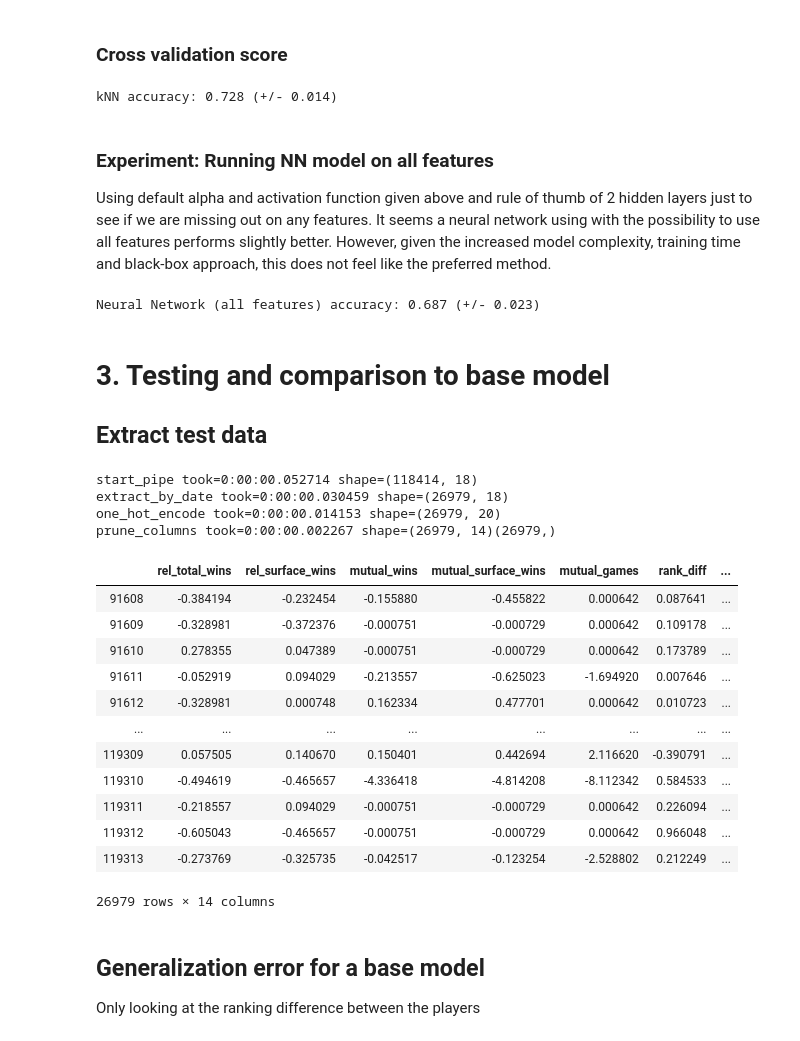
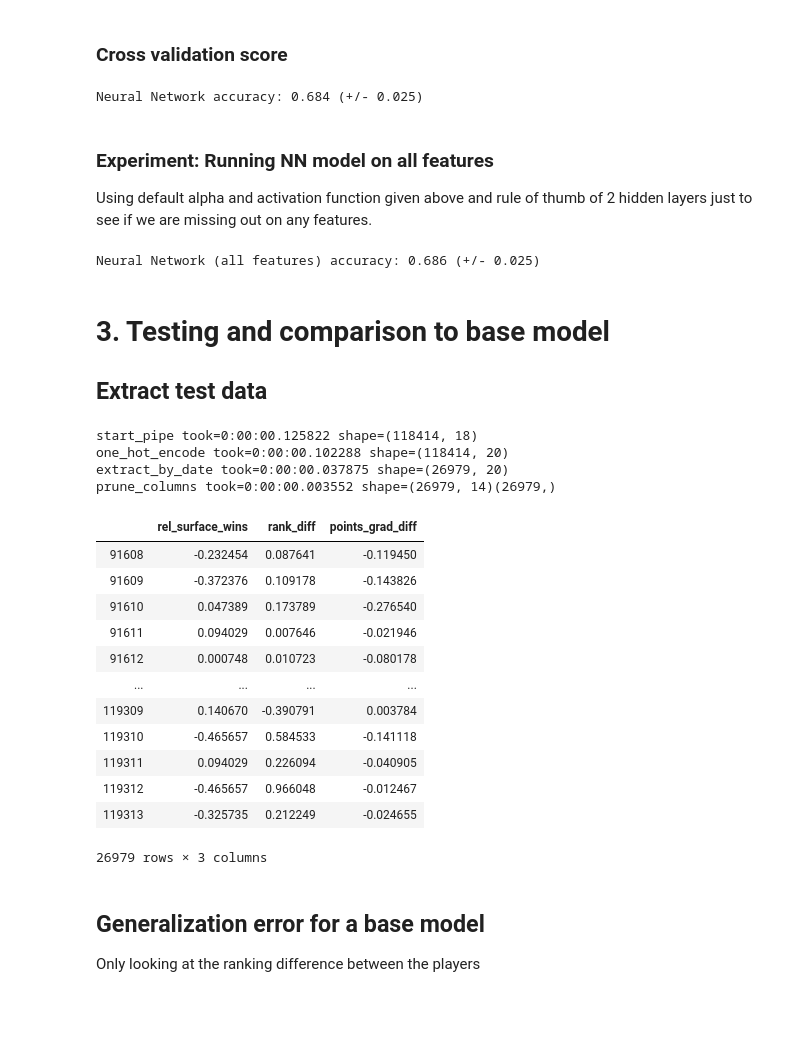
Before and after one commit to jost95/atp-tennis-predictions, a Jupyter notebook: eval_select_test.ipynb, the cells around one changed output. Saved outputs shown, nothing was run; the diff lists cells and outputs as text; code cells hidden in the pictures; blank space fills up the shorter version.

```diff
--- a/eval_select_test.ipynb
+++ b/eval_select_test.ipynb
@@ -74,7 +74,7 @@ def one_hot_encode(df):
     renames = {
         'home_advantage_-1.0': 'p2_home',
         'home_advantage_0.0': 'none_home',
-        'home_advantage_1.0': 'p1_home',
+        'home_advantage_1.0': 'p1_home'
     }
 
     return df.rename(columns=renames)
@@ -694,11 +683,11 @@ nn_model_final = MLPClassifier(hidden_layer_sizes=optimal_struct, activation=opt
 nn_scores = cross_val_score(nn_model_final, X_train_final_full, y_train_full, cv=no_folds)
 print("Neural Network accuracy: %0.3f (+/- %0.3f)" % (nn_scores.mean(), nn_scores.std() * 2))
 # %% [output]
-kNN accuracy: 0.728 (+/- 0.014)
+Neural Network accuracy: 0.684 (+/- 0.025)
 # %% [markdown]
 ### Experiment: Running NN model on all features
 
-Using default alpha and activation function given above and rule of thumb of 2 hidden layers just to see if we are missing out on any features. It seems a neural network using with the possibility to use all features performs slightly better. However, given the increased model complexity, training time and black-box approach, this does not feel like the preferred method.
+Using default alpha and activation function given above and rule of thumb of 2 hidden layers just to see if we are missing out on any features.
 # %%
 no_nodes = int(round(len(X_train.columns)*2/3 + 1))
 exp_act = 'relu'
@@ -709,7 +698,7 @@ nn_model_exp = MLPClassifier(hidden_layer_sizes=exp_struct, activation=exp_act,
 nn_exp_scores = cross_val_score(nn_model_exp, X_train_full, y_train_full, cv=no_folds)
 print("Neural Network (all features) accuracy: %0.3f (+/- %0.3f)" % (nn_exp_scores.mean(), nn_exp_scores.std() * 2))
 # %% [output]
-Neural Network (all features) accuracy: 0.687 (+/- 0.023)
+Neural Network (all features) accuracy: 0.686 (+/- 0.025)
 # %% [markdown]
 # 3. Testing and comparison to base model
 
@@ -717,31 +706,31 @@ Neural Network (all features) accuracy: 0.687 (+/- 0.023)
 # %%
 X_test, y_test = (data
     .pipe(start_pipe)
+    .pipe(one_hot_encode)
     .pipe(extract_by_date, begin=test_date_begin)
-    .pipe(one_hot_encode)
     .pipe(prune_columns))
 
-display(X_test)
+X_test_final = X_test.filter(final_columns)
 
-X_test_final = X_test.filter(final_columns)
+display(X_test_final)
 # %% [output]
-start_pipe took=0:00:00.052714 shape=(118414, 18)
-extract_by_date took=0:00:00.030459 shape=(26979, 18)
-one_hot_encode took=0:00:00.014153 shape=(26979, 20)
-prune_columns took=0:00:00.002267 shape=(26979, 14)(26979,)
+start_pipe took=0:00:00.125822 shape=(118414, 18)
+one_hot_encode took=0:00:00.102288 shape=(118414, 20)
+extract_by_date took=0:00:00.037875 shape=(26979, 20)
+prune_columns took=0:00:00.003552 shape=(26979, 14)(26979,)
-|  | rel_total_wins | rel_surface_wins | mutual_wins | mutual_surface_wins | mutual_games | rank_diff | ... |
-| 91608 | -0.384194 | -0.232454 | -0.155880 | -0.455822 | 0.000642 | 0.087641 | ... |
-| 91609 | -0.328981 | -0.372376 | -0.000751 | -0.000729 | 0.000642 | 0.109178 | ... |
-| 91610 | 0.278355 | 0.047389 | -0.000751 | -0.000729 | 0.000642 | 0.173789 | ... |
-| 91611 | -0.052919 | 0.094029 | -0.213557 | -0.625023 | -1.694920 | 0.007646 | ... |
-| 91612 | -0.328981 | 0.000748 | 0.162334 | 0.477701 | 0.000642 | 0.010723 | ... |
-| ... | ... | ... | ... | ... | ... | ... | ... |
-| 119309 | 0.057505 | 0.140670 | 0.150401 | 0.442694 | 2.116620 | -0.390791 | ... |
-| 119310 | -0.494619 | -0.465657 | -4.336418 | -4.814208 | -8.112342 | 0.584533 | ... |
-| 119311 | -0.218557 | 0.094029 | -0.000751 | -0.000729 | 0.000642 | 0.226094 | ... |
-| 119312 | -0.605043 | -0.465657 | -0.000751 | -0.000729 | 0.000642 | 0.966048 | ... |
-| 119313 | -0.273769 | -0.325735 | -0.042517 | -0.123254 | -2.528802 | 0.212249 | ... |
+|  | rel_surface_wins | rank_diff | points_grad_diff |
+| 91608 | -0.232454 | 0.087641 | -0.119450 |
+| 91609 | -0.372376 | 0.109178 | -0.143826 |
+| 91610 | 0.047389 | 0.173789 | -0.276540 |
+| 91611 | 0.094029 | 0.007646 | -0.021946 |
+| 91612 | 0.000748 | 0.010723 | -0.080178 |
+| ... | ... | ... | ... |
+| 119309 | 0.140670 | -0.390791 | 0.003784 |
+| 119310 | -0.465657 | 0.584533 | -0.141118 |
+| 119311 | 0.094029 | 0.226094 | -0.040905 |
+| 119312 | -0.465657 | 0.966048 | -0.012467 |
+| 119313 | -0.325735 | 0.212249 | -0.024655 |
-26979 rows × 14 columns
+26979 rows × 3 columns
 # %% [markdown]
 ## Generalization error for a base model
 
```
Also changed, not shown: parts of 23 cells of this notebook, 2 other files.
